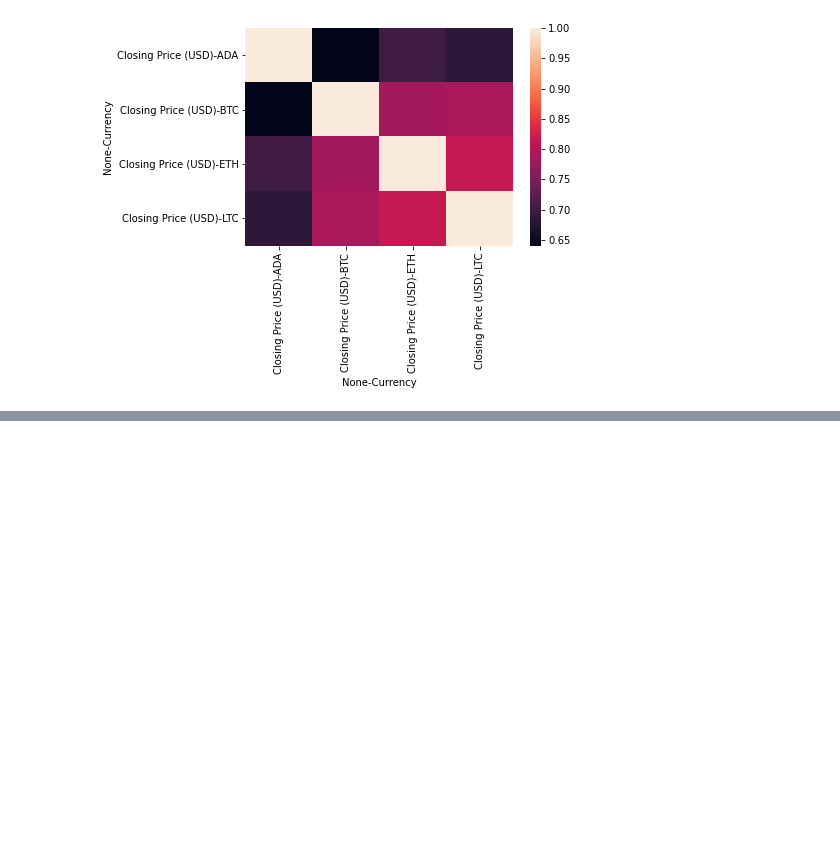
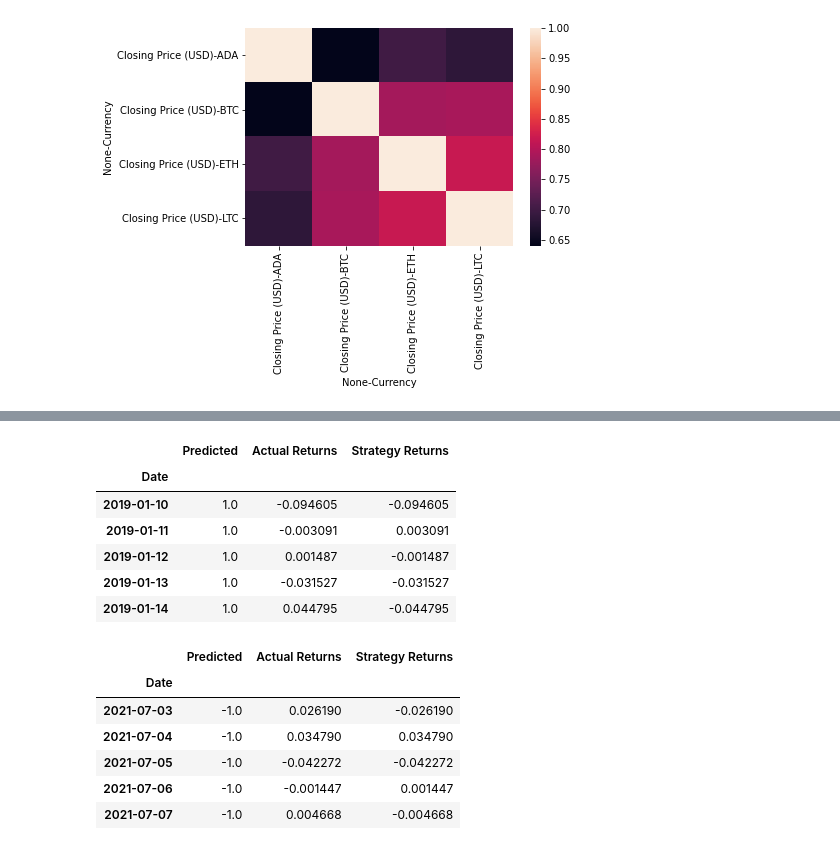
Before and after one commit to talibkateeb/Crypto-Forecast-Trader, a Jupyter notebook: crypto_forecast_trader.ipynb, the cells around one changed output, grey strips where cells are left out. Saved outputs shown, nothing was run; the diff lists cells and outputs as text; code cells hidden in the pictures; blank space fills up the shorter version.

Commit message:
Add logistic regression model

```diff
--- a/crypto_forecast_trader.ipynb
+++ b/crypto_forecast_trader.ipynb
@@ -823,0 +824,15 @@ display(gnb_predictions_df.tail())
+# %%
+# Import a new classifier from SKLearn
+from sklearn.linear_model import LogisticRegression
+
+# Initiate the model instance
+lr = LogisticRegression(random_state=1)
+# %%
+# Fit the model using the training data
+lr = lr.fit(X_train_scaled, y_train)
+
+# Use the testing dataset to generate the predictions for the new model
+pred = lr.predict(X_test_scaled)
+
+# Review the model's predicted values
+pred[:10]
@@ -823,0 +856,33 @@ display(gnb_predictions_df.tail())
+# %%
+# Create a new empty predictions DataFrame.
+
+# Create a predictions DataFrame
+lr_predictions_df = pd.DataFrame(index=X_test.index)
+
+# Add the Logistic Regression model predictions to the DataFrame
+lr_predictions_df['Predicted'] = pred
+
+# Add the actual returns to the DataFrame
+lr_predictions_df['Actual Returns'] = btc_sliced_df["Actual Returns"]
+
+# Add the strategy returns to the DataFrame
+lr_predictions_df['Strategy Returns'] = btc_sliced_df['Strategy Returns']
+
+# Review the DataFrame
+display(lr_predictions_df.head())
+display(lr_predictions_df.tail())
+# %% [output]
+|  | Predicted | Actual Returns | Strategy Returns |
+| Date |  |  |  |
+| 2019-01-10 | 1.0 | -0.094605 | -0.094605 |
+| 2019-01-11 | 1.0 | -0.003091 | 0.003091 |
+| 2019-01-12 | 1.0 | 0.001487 | -0.001487 |
+| 2019-01-13 | 1.0 | -0.031527 | -0.031527 |
+| 2019-01-14 | 1.0 | 0.044795 | -0.044795 |
+|  | Predicted | Actual Returns | Strategy Returns |
+| Date |  |  |  |
+| 2021-07-03 | -1.0 | 0.026190 | -0.026190 |
+| 2021-07-04 | -1.0 | 0.034790 | 0.034790 |
+| 2021-07-05 | -1.0 | -0.042272 | -0.042272 |
+| 2021-07-06 | -1.0 | -0.001447 | 0.001447 |
+| 2021-07-07 | -1.0 | 0.004668 | -0.004668 |
```
Also changed, not shown: parts of 47 cells of this notebook.
